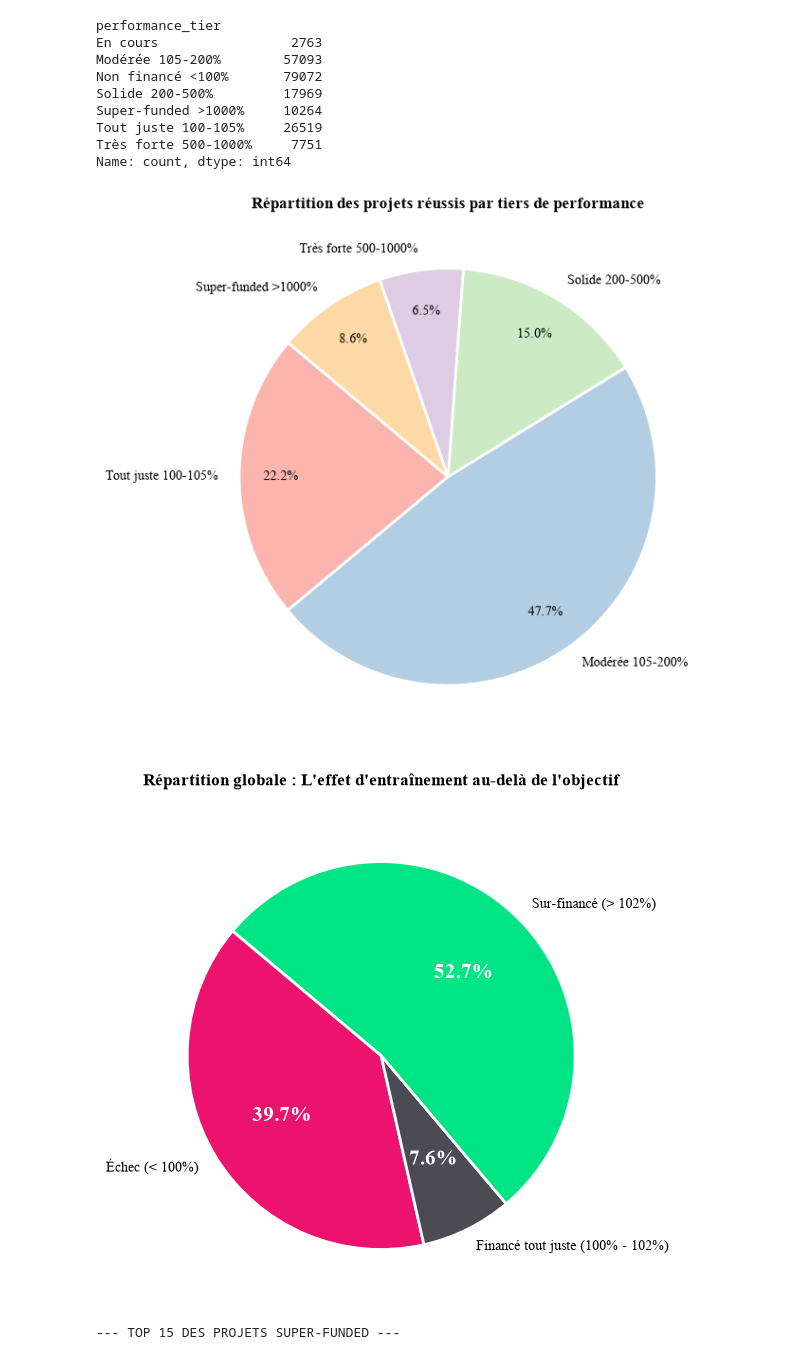
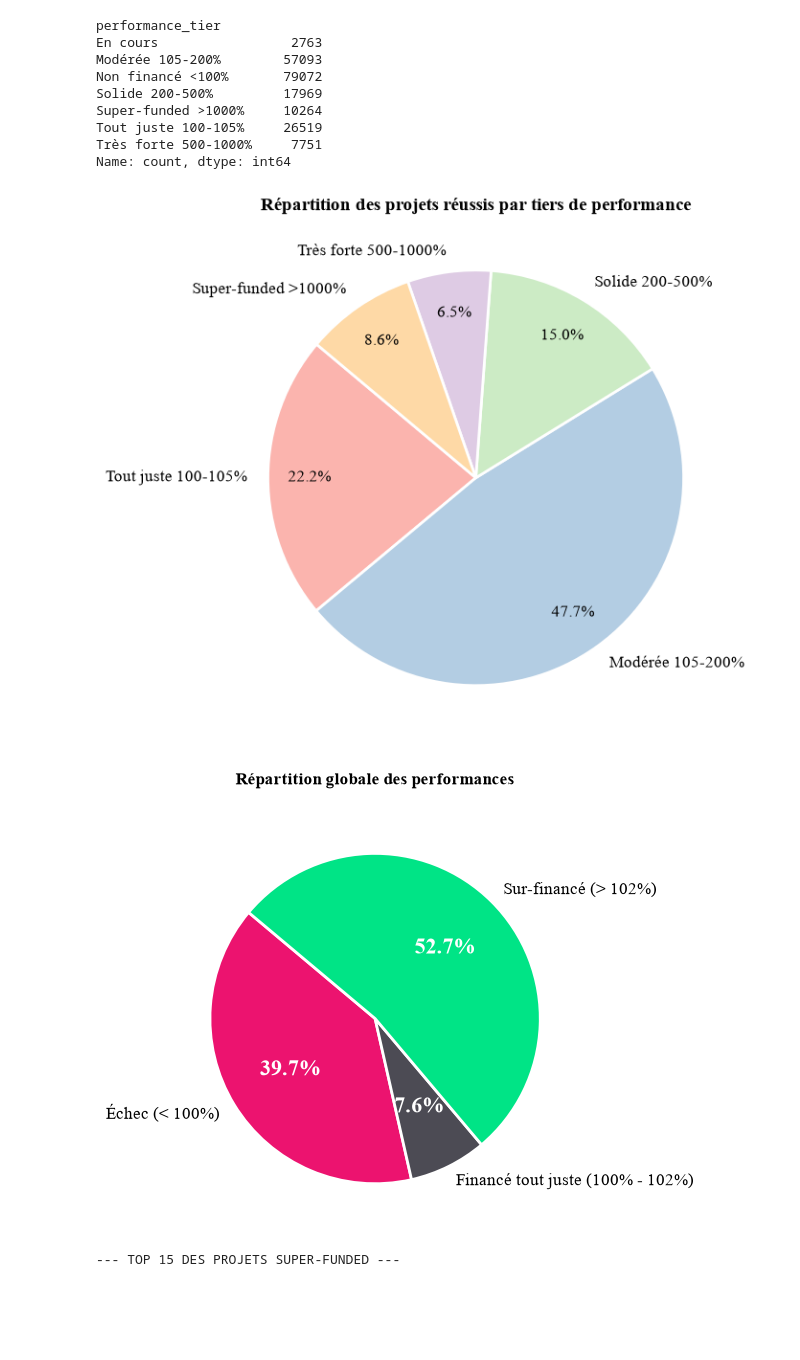
Before and after one commit to lbrdmariama/memoire-2026, a Jupyter notebook: code/analyse-exploratoire.ipynb, the cells around one changed output. Saved outputs shown, nothing was run; the diff lists cells and outputs as text; code cells hidden in the pictures; blank space fills up the shorter version.

Commit message:
Amélioration des graphiques.

```diff
--- a/code/analyse-exploratoire.ipynb
+++ b/code/analyse-exploratoire.ipynb
@@ -19,13 +19,13 @@ sns.set_style("white")
 plt.rcParams.update({
     'font.family': 'Times New Roman',
 
-    'axes.titlesize': 12,
+    'axes.titlesize': 14,
     'axes.titleweight': 'bold',
-    'axes.labelsize': 10,
-    'xtick.labelsize': 10,
-    'ytick.labelsize': 10,
-    'legend.fontsize': 9,
-    'font.size': 10,
+    'axes.labelsize': 12,
+    'xtick.labelsize': 12,
+    'ytick.labelsize': 12,
+    'legend.fontsize': 10,
+    'font.size': 12,
     # Couleurs par défaut
 
     'text.color': '#000000',
@@ -344,24 +333,20 @@ ordered_tiers = [
     "Super-funded >1000%"
 ]
 
-# 3. Calcul des proportions
 tier_counts = df_success['performance_tier'].value_counts(normalize=True).reindex(ordered_tiers) * 100
 
-# 4. Création de la figure
 fig, ax = plt.subplots(figsize=(7, 6))
 
-# Réutilisation de ta palette de couleurs
 colors = sns.color_palette("Pastel1", len(tier_counts))
 
-# 5. Tracé du camembert (pie chart)
 wedges, texts, autotexts = ax.pie(
     tier_counts.values,
     labels=tier_counts.index,
     autopct='%1.1f%%',
-    startangle=140, # Rotation pour que la plus grosse part soit bien placée
+    startangle=140,
     colors=colors,
-    pctdistance=0.8, # Écarte un peu les pourcentages du centre
-    wedgeprops=dict(edgecolor='white', linewidth=2) # Liseré blanc pour détacher les parts
+    pctdistance=0.8,
+    wedgeprops=dict(edgecolor='white', linewidth=2)
 )
 
 plt.title("Répartition des projets réussis par tiers de performance")
@@ -369,50 +354,48 @@ plt.title("Répartition des projets réussis par tiers de performance")
 plt.tight_layout()
 plt.show()
 # %% [output]
-[figure, old version]
+[figure, new version]
 # %%
 def categorize_funding(val):
     if val < 100:
         return "Échec (< 100%)"
     elif 100 <= val <= 102:
         return "Financé tout juste (100% - 102%)"
     else:
         return "Sur-financé (> 102%)"
 
-# Application aux données
+
 df_completed['funding_category'] = df_completed['percent_funded'].apply(categorize_funding)
 pie_data = df_completed['funding_category'].value_counts()
 
-# Ordre d'affichage logique
+
 order = ["Échec (< 100%)", "Financé tout juste (100% - 102%)", "Sur-financé (> 102%)"]
 pie_data = pie_data.reindex(order)
 
-# 2. Création du camembert
+
 plt.figure(figsize=(6, 6))
 
-# Assignation de tes couleurs strictes
+
 custom_colors = ['#ec136f', '#4c4b54', "#00e486"]
 
 wedges, texts, autotexts = plt.pie(
     pie_data,
     labels=pie_data.index,
     autopct='%1.1f%%',
-    startangle=140, # Rotation pour placer la plus grosse part en bas
+    startangle=140,
     colors=custom_colors,
     wedgeprops=dict(edgecolor='#ffffff', linewidth=2) # Liseré blanc strict
 )
 
-# 3. Application de ta charte esthétique
-plt.title("Répartition globale : L'effet d'entraînement au-delà de l'objectif", fontsize=12, fontweight='bold', color='#000000', pad=20)
 
-# Personnalisation des textes (labels extérieurs et pourcentages intérieurs)
-plt.setp(texts, fontsize=10, color='#000000')
-plt.setp(autotexts, fontsize=15, fontweight='bold', color='#ffffff')
+plt.title("Répartition globale des performances", fontsize=12, fontweight='bold', color='#000000', pad=20)
+
+plt.setp(autotexts, fontsize=16, fontweight='bold', color='#ffffff')
 
 plt.tight_layout()
 plt.show()
 # %% [output]
-[figure, old version]
+[figure, new version]
 # %%
 super_funded_df = kickstarter_df[kickstarter_df['performance_tier'] == 'Super-funded >1000%'].copy()
 
```
Also changed, not shown: parts of 36 cells of this notebook, 1 other file.
